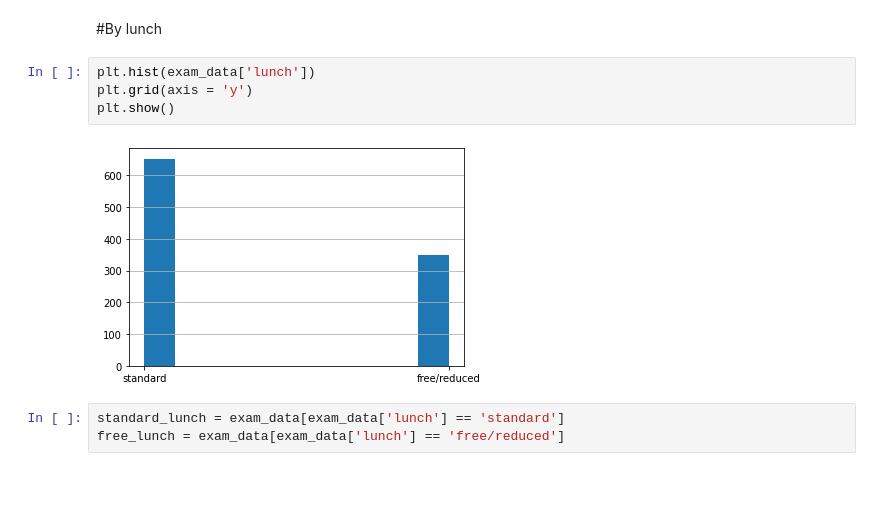
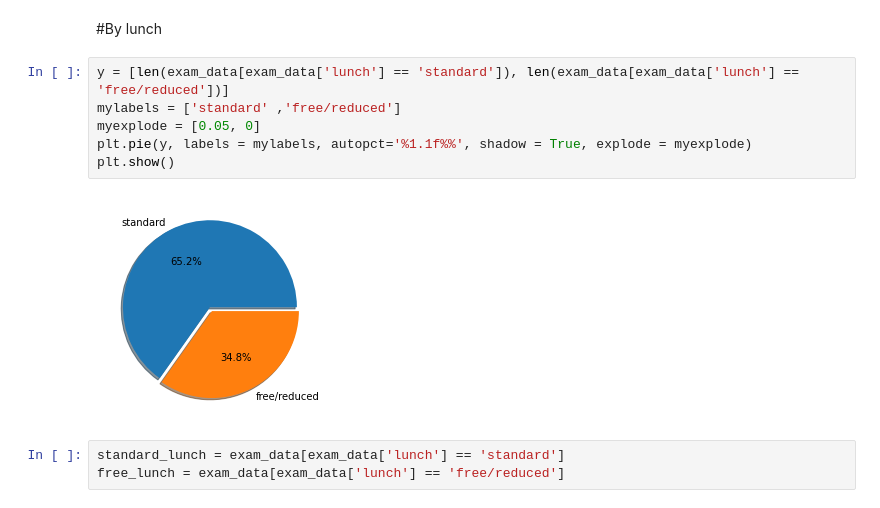
Before and after one commit to MeepoohVP/student_score, a Jupyter notebook: exam_anlz.ipynb, the cells around one changed output. Cells and saved outputs as stored; diff of their text form; blank space fills up the shorter version.

```diff
--- a/exam_anlz.ipynb
+++ b/exam_anlz.ipynb
@@ -233,12 +238,14 @@ print(np.mean(bachelor['math score']), np.mean(master['math score']))
 นักเรียนที่มีผู้ปกครองจบการศึกษาระดับ master's degree มีคะแนนเฉลี่ยมากที่สุด
 # %% [markdown]
 #By lunch
-# %%
-plt.hist(exam_data['lunch'])
-plt.grid(axis = 'y')
-plt.show()
-# %% [output]
-[figure, removed]
+# %%
+y = [len(exam_data[exam_data['lunch'] == 'standard']), len(exam_data[exam_data['lunch'] == 'free/reduced'])]
+mylabels = ['standard' ,'free/reduced']
+myexplode = [0.05, 0]
+plt.pie(y, labels = mylabels, autopct='%1.1f%%', shadow = True, explode = myexplode)
+plt.show()
+# %% [output]
+[figure, added]
 # %%
 standard_lunch = exam_data[exam_data['lunch'] == 'standard']
 free_lunch = exam_data[exam_data['lunch'] == 'free/reduced']
```
Also changed, not shown: parts of 12 cells of this notebook.
